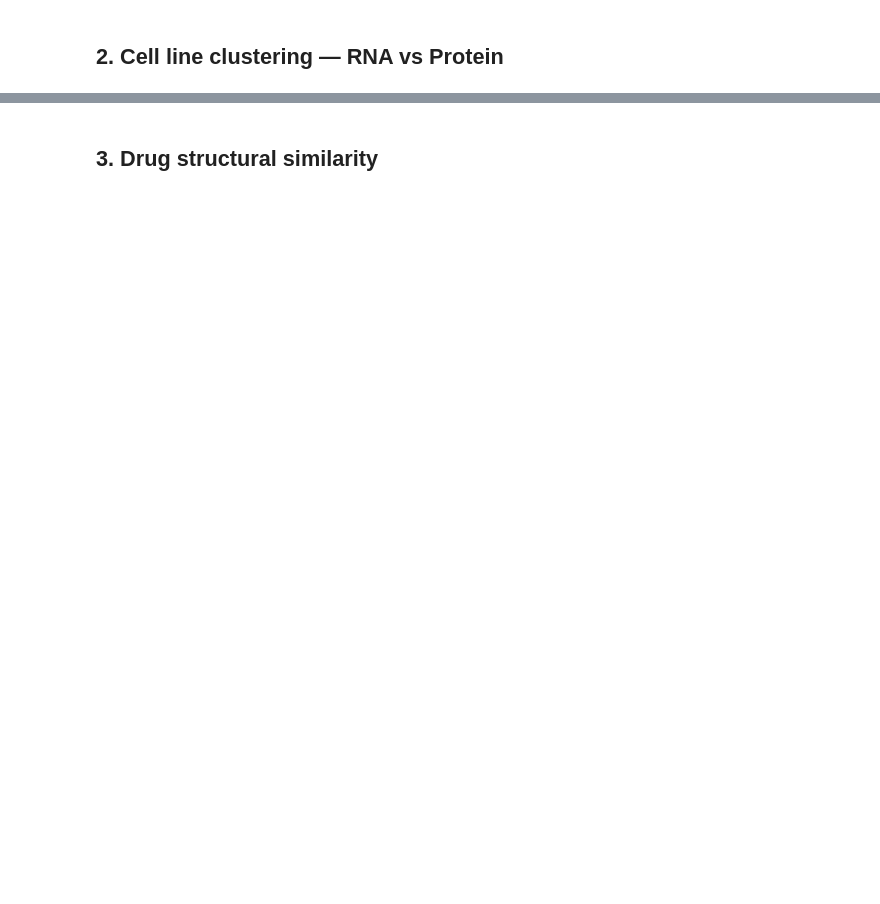
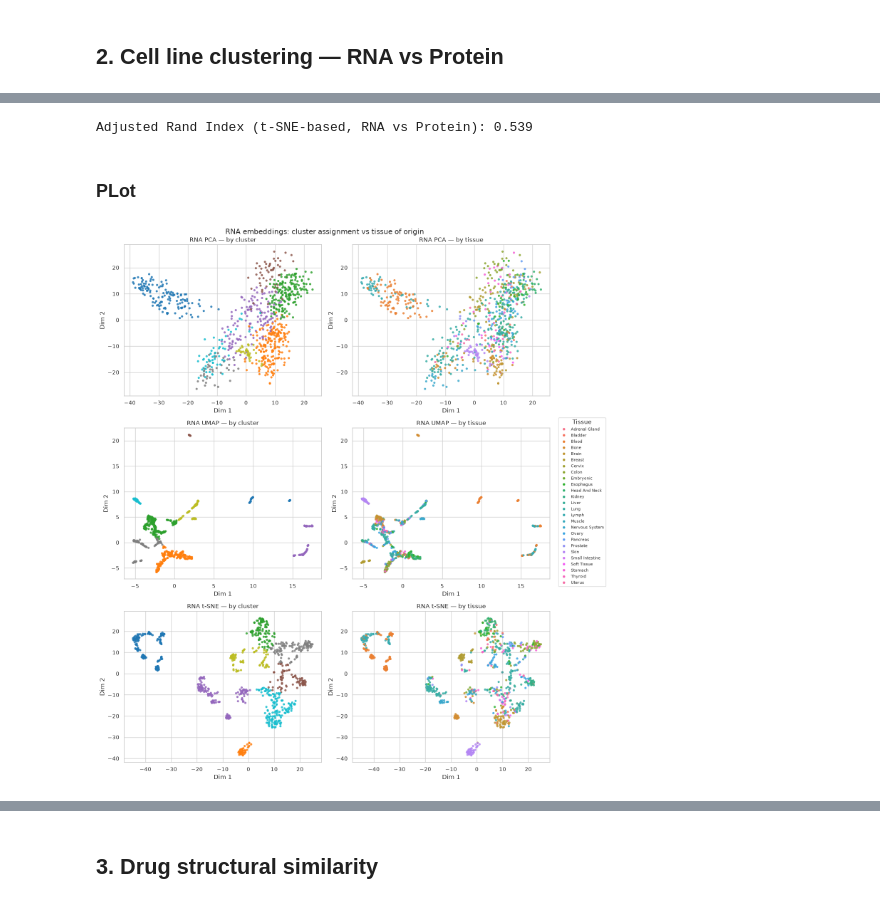
Before and after one commit to fshokor/multiomics-drug-response, a Jupyter notebook: notebooks/03_similarity_clustering.ipynb, the cells around one changed output, grey strips where cells are left out. Drawn from its saved outputs; the diff is of its cells as text; code cells hidden in the pictures; blank space fills up the shorter version.

```diff
--- a/notebooks/03_similarity_clustering.ipynb
+++ b/notebooks/03_similarity_clustering.ipynb
@@ -139,0 +247,59 @@ fig.savefig(FIGURES_DIR / "fig3_cluster_agreement_heatmap.png", dpi=200, bbox_in
+# %%
+from sklearn.manifold import TSNE
+
+def cluster_cell_lines_tsne(
+    df: pd.DataFrame, cell_ids: list[str], features: list[str], n_clusters: int, n_pca: int = 20,
+) -> tuple[np.ndarray, np.ndarray]:
+    """Impute, scale, PCA (denoise), then t-SNE to 2D, then KMeans on the t-SNE embedding.
+    Returns (tsne_coords, cluster_labels)."""
+    X_raw = df.loc[cell_ids, features]
+    X_imputed = SimpleImputer(strategy="mean").fit_transform(X_raw)
+    X = StandardScaler().fit_transform(X_imputed)
+    pcs = PCA(n_components=n_pca, random_state=RANDOM_STATE).fit_transform(X)
+    embedding = TSNE(n_components=2, random_state=RANDOM_STATE, init="pca", perplexity=30).fit_transform(pcs)
+    labels = KMeans(n_clusters=n_clusters, random_state=RANDOM_STATE, n_init=10).fit_predict(embedding)
+    return embedding, labels
+
+
+rna_tsne, rna_clusters_tsne = cluster_cell_lines_tsne(rna, common_ids, hvg_rna, N_CLUSTERS_CELL)
+protein_tsne, protein_clusters_tsne = cluster_cell_lines_tsne(protein_aligned, common_ids, hvg_protein, N_CLUSTERS_CELL)
+
+ari_tsne = adjusted_rand_score(rna_clusters_tsne, protein_clusters_tsne)
+print(f"Adjusted Rand Index (t-SNE-based, RNA vs Protein): {ari_tsne:.3f}")
+# %% [output]
+Adjusted Rand Index (t-SNE-based, RNA vs Protein): 0.539
+# %% [markdown]
+### PLot
+# %%
+def plot_embedding(ax, coords, color_values, title, palette=None, is_categorical=False):
+    """Scatter an embedding colored by cluster labels (int, tab10) or tissue (categorical, husl)."""
+    if is_categorical:
+        ax.scatter(coords[:, 0], coords[:, 1], c=[palette[v] for v in color_values], s=12, alpha=0.8)
+    else:
+        ax.scatter(coords[:, 0], coords[:, 1], c=color_values, cmap="tab10", s=12, alpha=0.8)
+    ax.set_title(title)
+    ax.set_xlabel("Dim 1")
+    ax.set_ylabel("Dim 2")
+
+
+tissue_legend_handles = [
+    plt.Line2D([0], [0], marker="o", color="w", markerfacecolor=tissue_to_color[t], markersize=6, label=t)
+    for t in unique_tissues
+]
+# %%
+fig, axes = plt.subplots(3, 2, figsize=(13, 16))
+plot_embedding(axes[0, 0], rna_pcs[:, :2], rna_clusters, "RNA PCA — by cluster")
+plot_embedding(axes[0, 1], rna_pcs[:, :2], tissues_for_plot, "RNA PCA — by tissue",
+                palette=tissue_to_color, is_categorical=True)
+plot_embedding(axes[1, 0], rna_umap, rna_clusters_umap, "RNA UMAP — by cluster")
+plot_embedding(axes[1, 1], rna_umap, tissues_for_plot, "RNA UMAP — by tissue",
+                palette=tissue_to_color, is_categorical=True)
+plot_embedding(axes[2, 0], rna_tsne, rna_clusters_tsne, "RNA t-SNE — by cluster")
+plot_embedding(axes[2, 1], rna_tsne, tissues_for_plot, "RNA t-SNE — by tissue",
+                palette=tissue_to_color, is_categorical=True)
+fig.suptitle("RNA embeddings: cluster assignment vs tissue of origin")
+fig.legend(handles=tissue_legend_handles, loc="center left", bbox_to_anchor=(1.0, 0.5), fontsize=8, title="Tissue")
+fig.tight_layout()
+fig.savefig(FIGURES_DIR / "fig2e_rna_pca_umap_tsne_cluster_tissue.png", dpi=200, bbox_inches="tight")
+# %% [output]
+[figure, added]
```
Also changed, not shown: parts of 25 cells of this notebook, 11 other files.
